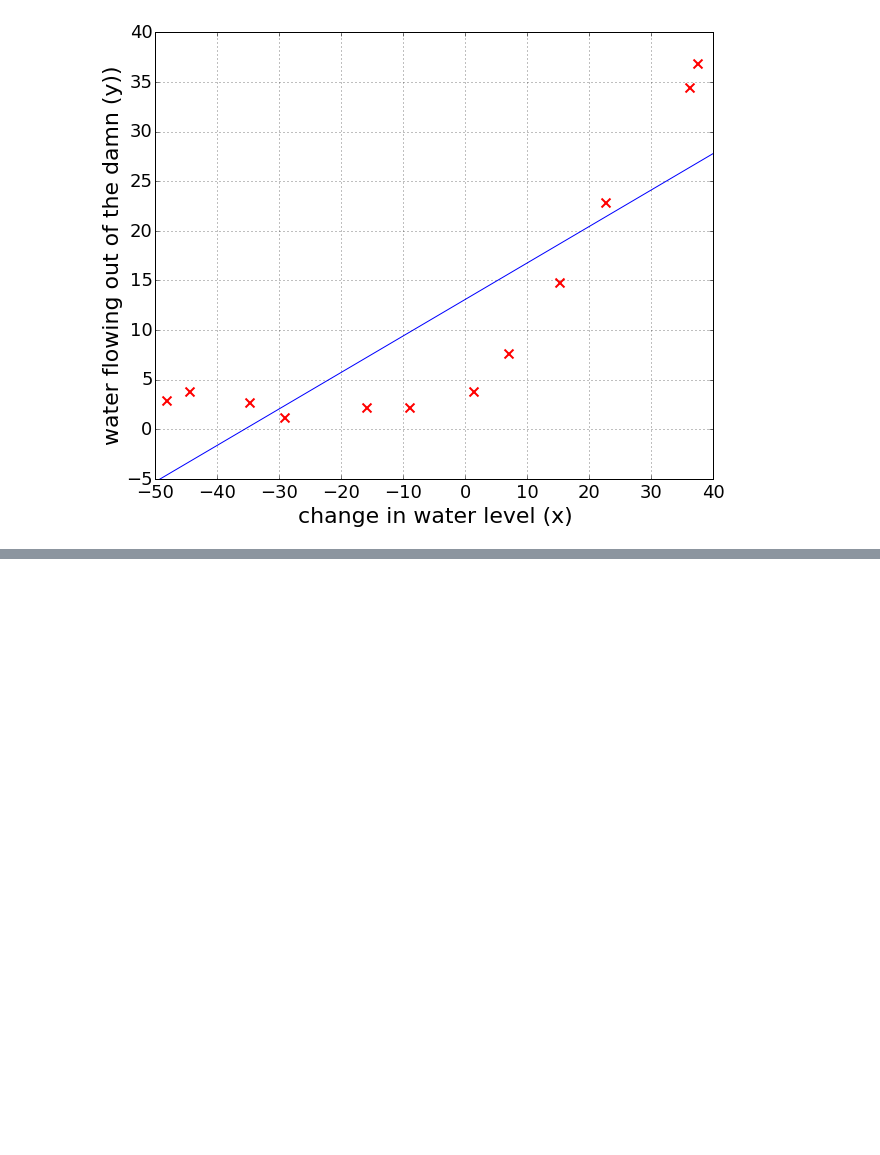
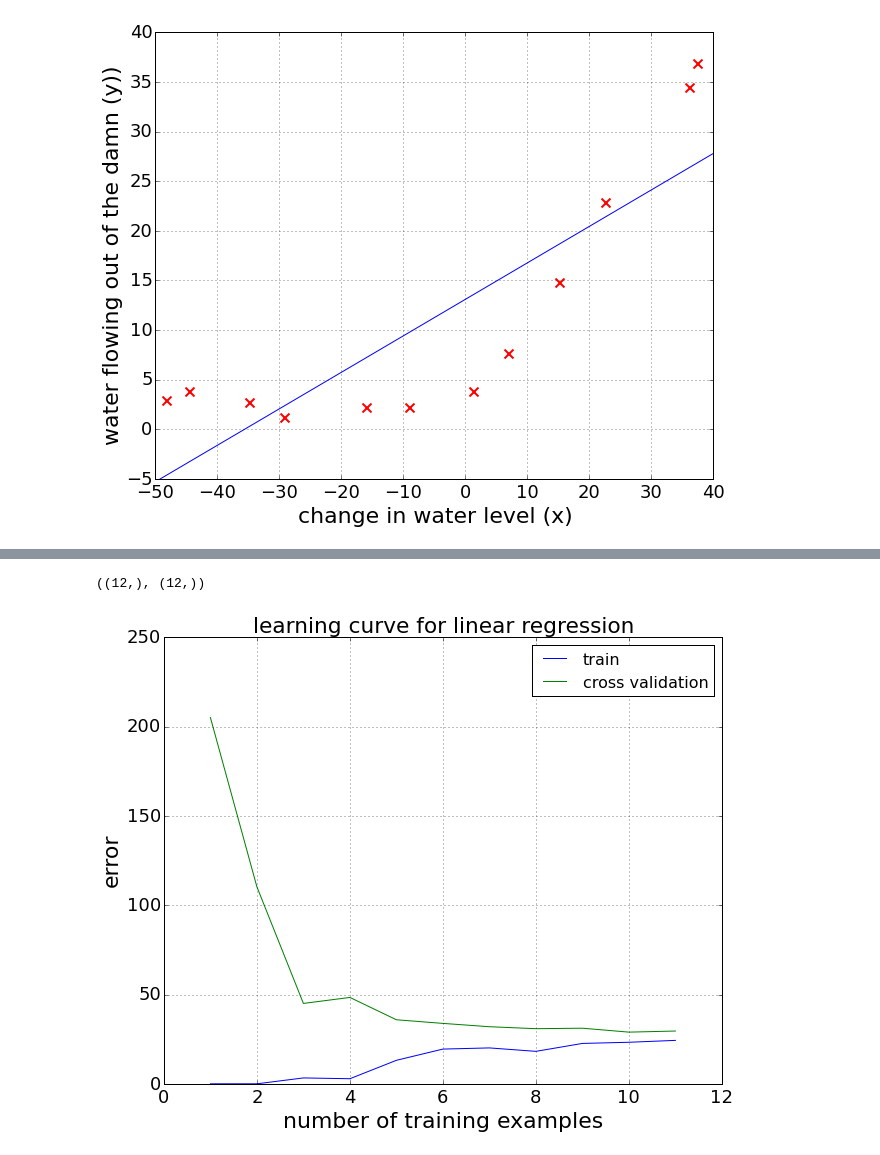
Before and after one commit to nakicam/DataScienceTraining, a Jupyter notebook: courses/coursera_ml008/hw5/hw5_bias_vs_variance.ipynb, the cells around one changed output, grey strips where cells are left out. Saved outputs shown, nothing was run; the diff lists cells and outputs as text; code cells hidden in the pictures; blank space fills up the shorter version.

```diff
--- a/courses/coursera_ml008/hw5/hw5_bias_vs_variance.ipynb
+++ b/courses/coursera_ml008/hw5/hw5_bias_vs_variance.ipynb
@@ -164,6 +164,6 @@ Finally, the ex5.m script should also plot the best fot line, resulting in an im
 <img src="fig2.png" width=500/>
 # %%
 theta0       = np.array([0,0])
-lambda_param = 1.0
+lambda_param = 0.0
 theta0, lambda_param
 # %% [output]
@@ -211,0 +243,49 @@ plt.show()
+# %%
+def train_linreg(X, y, lambda_param=0.0, disp=False):
+
+    theta0 = np.zeros((X_train.shape[1]+1,))
+
+    op_result = op.minimize(
+        fun=cost,
+        jac=grad,
+        x0=theta0,
+        args=(X, y, lambda_param),
+        method='CG',
+        options={'maxiter': 200, 'disp': disp}
+    )
+
+    theta = op_result.x
+    return theta
+# %%
+def learning_err(X_train, y_train, X_val, y_val, lambda_param=0.0):
+    m, n         = X_train.shape
+    lambda_param = 0.0
+    err_train    = np.zeros((m,))
+    err_val      = np.zeros((m,))
+
+    for i in np.arange(1,m):
+        X = X_train[:i]
+        y = y_train[:i]
+
+        theta = train_linreg(X, y, lambda_param=0.0)
+
+        err_train[i] = cost(theta, X    , y    , lambda_param=0.0)
+        err_val[i]   = cost(theta, X_val, y_val, lambda_param=0.0)
+
+    return err_train, err_val
+# %%
+err_train, err_val = learning_err(X_train, y_train, X_val, y_val, lambda_param)
+# %%
+err_train.shape, err_val.shape
+# %% [output]
+((12,), (12,))
+# %%
+x = np.arange(1,err_train.size)
+plt.plot(x, err_train[1:], x, err_val[1:])
+plt.legend(['train', 'cross validation'])
+plt.title('learning curve for linear regression')
+plt.xlabel("number of training examples")
+plt.ylabel("error")
+plt.grid()
+# %% [output]
+[figure, added]
```
Also changed, not shown: parts of 14 cells of this notebook, 1 other file.
